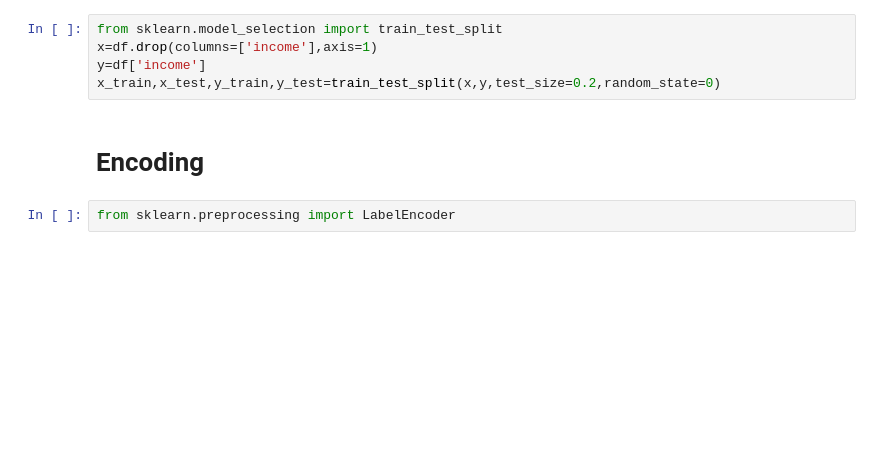
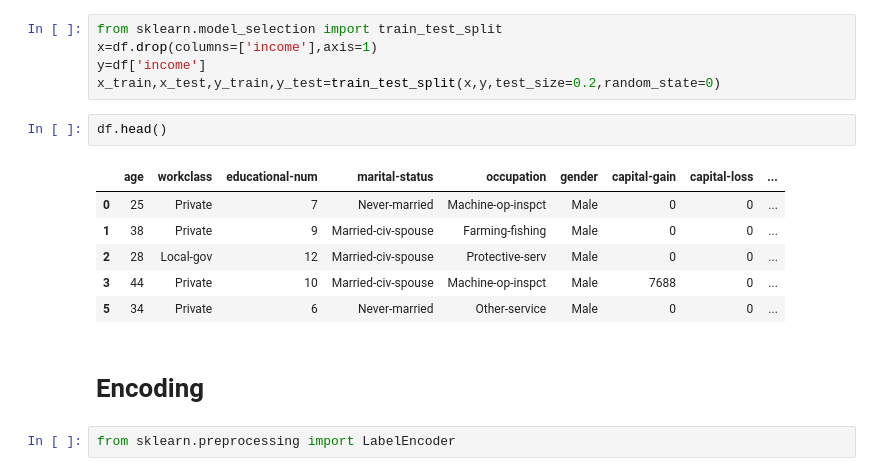
Before and after one commit to itsme0403005/project_edunet, a Jupyter notebook: salarypred.ipynb, the cells around one changed output. Drawn from its saved outputs; the diff is of its cells as text; blank space fills up the shorter version.

```diff
--- a/salarypred.ipynb
+++ b/salarypred.ipynb
@@ -260,6 +268,15 @@ from sklearn.model_selection import train_test_split
 x=df.drop(columns=['income'],axis=1)
 y=df['income']
 x_train,x_test,y_train,y_test=train_test_split(x,y,test_size=0.2,random_state=0)
+# %%
+df.head()
+# %% [output]
+|  | age | workclass | educational-num | marital-status | occupation | gender | capital-gain | capital-loss | ... |
+| 0 | 25 | Private | 7 | Never-married | Machine-op-inspct | Male | 0 | 0 | ... |
+| 1 | 38 | Private | 9 | Married-civ-spouse | Farming-fishing | Male | 0 | 0 | ... |
+| 2 | 28 | Local-gov | 12 | Married-civ-spouse | Protective-serv | Male | 0 | 0 | ... |
+| 3 | 44 | Private | 10 | Married-civ-spouse | Machine-op-inspct | Male | 7688 | 0 | ... |
+| 5 | 34 | Private | 6 | Never-married | Other-service | Male | 0 | 0 | ... |
 # %% [markdown]
 # Encoding
 # %%
```
Also changed, not shown: parts of 8 cells of this notebook.
